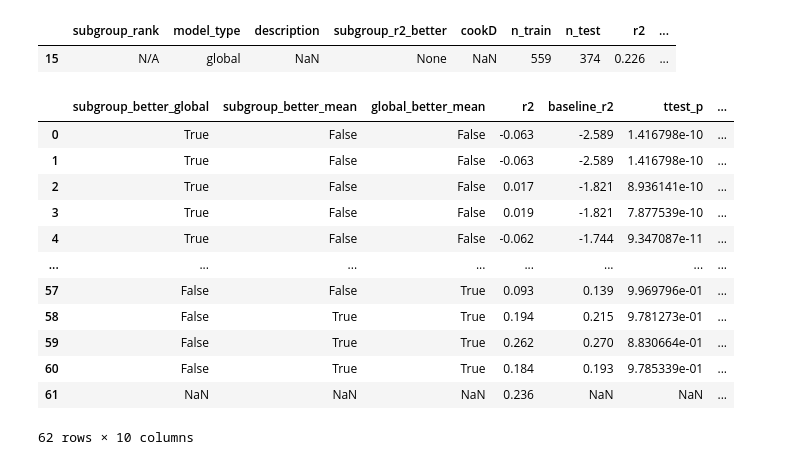
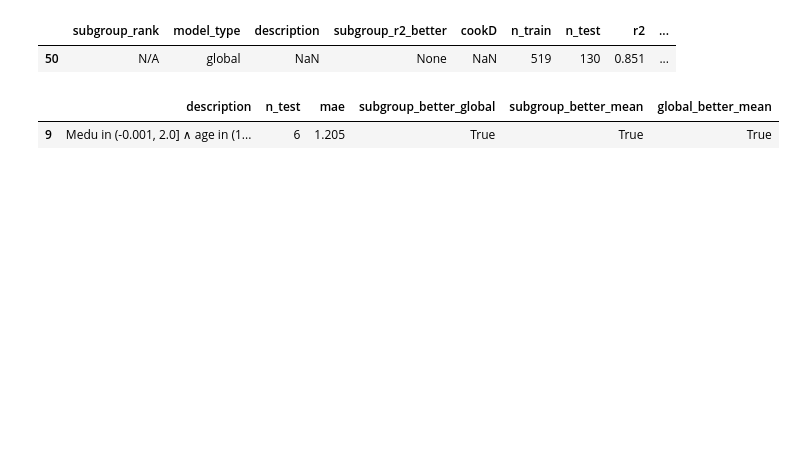
Before and after one commit to TvanGorcum/EMM_Group_4, a Jupyter notebook: results_inspector.ipynb, the cells around one changed output. Cells and saved outputs as stored; diff of their text form; code cells hidden in the pictures; blank space fills up the shorter version.

```diff
--- a/results_inspector.ipynb
+++ b/results_inspector.ipynb
@@ -5,7 +5,7 @@ import pandas as pd
 pd.set_option('display.max_columns', None)
 pd.set_option('display.max_colwidth', 200)
 # %%
-df_s = pd.read_csv("results/subgroup_model_results.csv")
+df_s = pd.read_csv("results/subgroup_ss_mathematics_results8020.csv")
 
 # Assign rank: one per row (since you now have only subgroup_model rows)
 df_s['subgroup_rank'] = (df_s.index + 1).astype("object")
@@ -43,24 +43,23 @@ df_s = df_s[new_order]
 df_s.tail(1)
 # %% [output]
 |  | subgroup_rank | model_type | description | subgroup_r2_better | cookD | n_train | n_test | r2 | ... |
-| 15 | N/A | global | NaN | None | NaN | 559 | 374 | 0.226 | ... |
+| 50 | N/A | global | NaN | None | NaN | 519 | 130 | 0.851 | ... |
 # %%
 # Check subgroup models
-df_s[['subgroup_better_global', 'subgroup_better_mean', 'global_better_mean',  'r2', 'baseline_r2', 'ttest_p', 'n_test', 'mae', 'baseline_mae', 'description']].head(100)
+
+
+
+
+df_interest = df_s[ (df_s['subgroup_better_global'] == True) & (df_s['subgroup_better_mean'] == True)]#| (df_s['global_better_mean'] == False)]
+df_interest[['subgroup_better_global', 'subgroup_better_mean', 'global_better_mean',  'r2', 'baseline_r2', 'ttest_p', 'n_test', 'mae', 'baseline_mae', 'description']].head(100)
+
+df_interest[['description', 'n_test', 'mae', 'subgroup_better_global', 'subgroup_better_mean', 'global_better_mean']]#.head(10)
+
+# mat = [14, 18, 25, 28, 29, 38, 44, 45, 46]
+# por = [15, 20, 31, 34, 39, 40, 44]
 # %% [output]
-|  | subgroup_better_global | subgroup_better_mean | global_better_mean | r2 | baseline_r2 | ttest_p | ... |
-| 0 | True | False | False | -0.063 | -2.589 | 1.416798e-10 | ... |
-| 1 | True | False | False | -0.063 | -2.589 | 1.416798e-10 | ... |
-| 2 | True | False | False | 0.017 | -1.821 | 8.936141e-10 | ... |
-| 3 | True | False | False | 0.019 | -1.821 | 7.877539e-10 | ... |
-| 4 | True | False | False | -0.062 | -1.744 | 9.347087e-11 | ... |
-| ... | ... | ... | ... | ... | ... | ... | ... |
-| 57 | False | False | True | 0.093 | 0.139 | 9.969796e-01 | ... |
-| 58 | False | True | True | 0.194 | 0.215 | 9.781273e-01 | ... |
-| 59 | False | True | True | 0.262 | 0.270 | 8.830664e-01 | ... |
-| 60 | False | True | True | 0.184 | 0.193 | 9.785339e-01 | ... |
-| 61 | NaN | NaN | NaN | 0.236 | NaN | NaN | ... |
+|  | description | n_test | mae | subgroup_better_global | subgroup_better_mean | global_better_mean |
+| 9 | Medu in (-0.001, 2.0] ∧ age in (1... | 6 | 1.205 | True | True | True |
-62 rows × 10 columns
 # %%
 # Compare individual subgroup against global model
 
```
Also changed, not shown: parts of 4 cells of this notebook, 18 other files.
